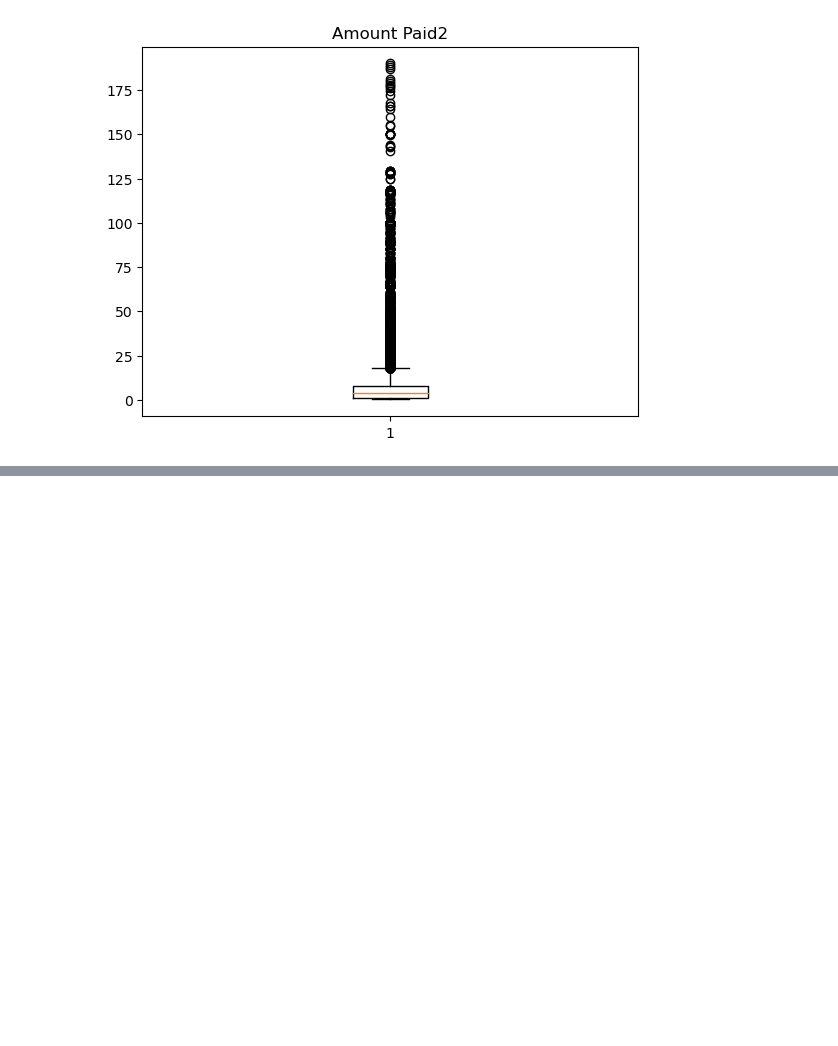
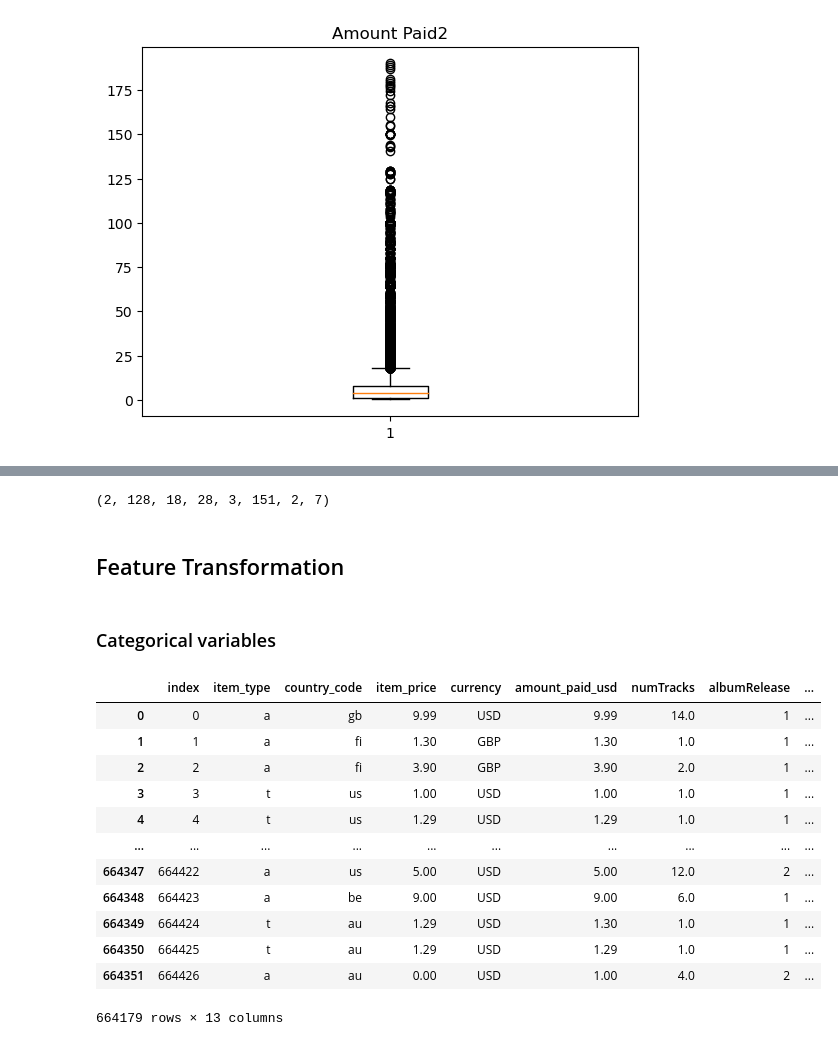
Before and after one commit to Maevezw/Master-Thesis, a Jupyter notebook: Data cleaning and preprocessing.ipynb, the cells around one changed output, grey strips where cells are left out. Drawn from its saved outputs; the diff is of its cells as text; code cells hidden in the pictures; blank space fills up the shorter version.

```diff
--- a/Data cleaning and preprocessing.ipynb
+++ b/Data cleaning and preprocessing.ipynb
@@ -433,0 +488,9 @@ df['item_type'].nunique(), df['country_code'].nunique(), df['currency'].nunique(
+# %%
+#counting unique values of categorical data
+df['item_type'].nunique(), df['country_code'].nunique(), df['currency'].nunique(), df['genre'].nunique(), df['inAlbum'].nunique(), df['tags'].nunique(), df['BC_friday'].nunique(), df['day'].nunique()
+# %% [output]
+(2, 128, 18, 28, 3, 151, 2, 7)
+# %% [markdown]
+## Feature Transformation
+# %% [markdown]
+### Categorical variables
@@ -433,0 +503,16 @@ df['item_type'].nunique(), df['country_code'].nunique(), df['currency'].nunique(
+# %%
+df
+# %% [output]
+|  | index | item_type | country_code | item_price | currency | amount_paid_usd | numTracks | albumRelease | ... |
+| 0 | 0 | a | gb | 9.99 | USD | 9.99 | 14.0 | 1 | ... |
+| 1 | 1 | a | fi | 1.30 | GBP | 1.30 | 1.0 | 1 | ... |
+| 2 | 2 | a | fi | 3.90 | GBP | 3.90 | 2.0 | 1 | ... |
+| 3 | 3 | t | us | 1.00 | USD | 1.00 | 1.0 | 1 | ... |
+| 4 | 4 | t | us | 1.29 | USD | 1.29 | 1.0 | 1 | ... |
+| ... | ... | ... | ... | ... | ... | ... | ... | ... | ... |
+| 664347 | 664422 | a | us | 5.00 | USD | 5.00 | 12.0 | 2 | ... |
+| 664348 | 664423 | a | be | 9.00 | USD | 9.00 | 6.0 | 1 | ... |
+| 664349 | 664424 | t | au | 1.29 | USD | 1.30 | 1.0 | 1 | ... |
+| 664350 | 664425 | t | au | 1.29 | USD | 1.29 | 1.0 | 1 | ... |
+| 664351 | 664426 | a | au | 0.00 | USD | 1.00 | 4.0 | 2 | ... |
+664179 rows × 13 columns
```
Also changed, not shown: parts of 45 cells of this notebook.
